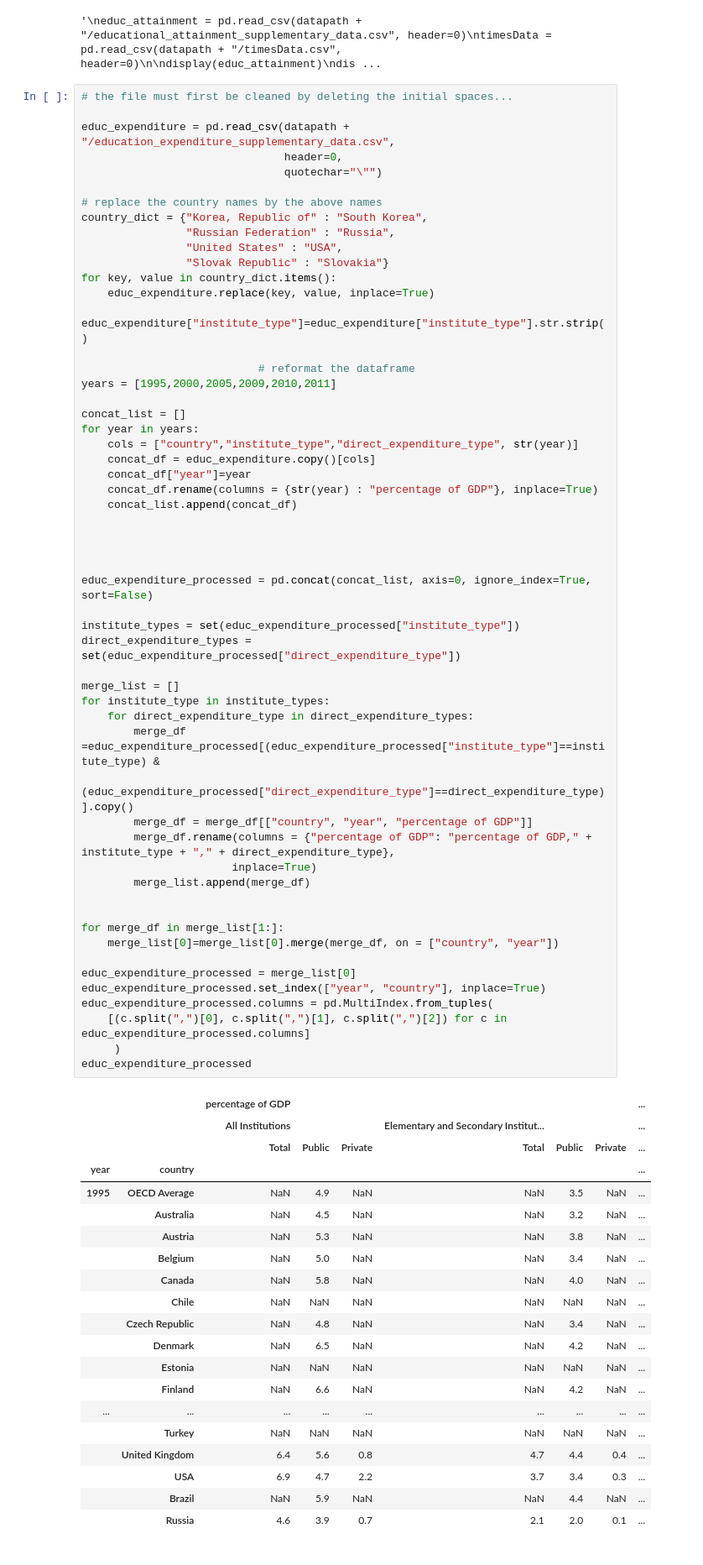
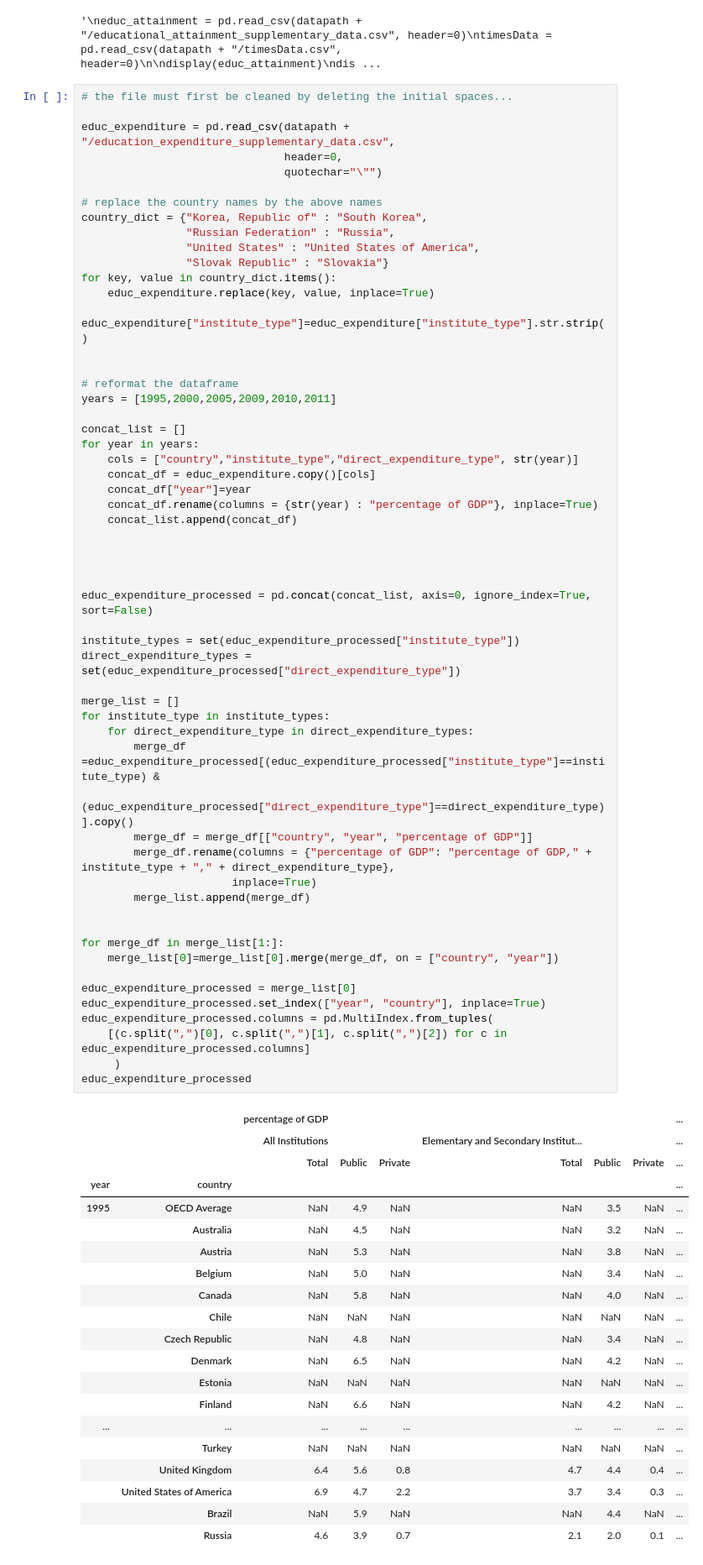
Before and after one commit to AjayvirS/uni-ranking, a Jupyter notebook: ex3.ipynb, the cells around one changed output. Shown: that part at 84% size. Drawn from its saved outputs; the diff is of its cells as text.

```diff
--- a/ex3.ipynb
+++ b/ex3.ipynb
@@ -77,14 +81,15 @@ educ_expenditure = pd.read_csv(datapath + "/education_expenditure_supplementary_
 # replace the country names by the above names
 country_dict = {"Korea, Republic of" : "South Korea",
                 "Russian Federation" : "Russia",
-                "United States" : "USA",
+                "United States" : "United States of America",
                 "Slovak Republic" : "Slovakia"}
 for key, value in country_dict.items():
     educ_expenditure.replace(key, value, inplace=True)
 
 educ_expenditure["institute_type"]=educ_expenditure["institute_type"].str.strip()
 
-                           # reformat the dataframe
+
+# reformat the dataframe
 years = [1995,2000,2005,2009,2010,2011]
 
 concat_list = []
@@ -114,34 +119,34 @@ for institute_type in institute_types:
         merge_list.append(merge_df)
 
 
 for merge_df in merge_list[1:]:
     merge_list[0]=merge_list[0].merge(merge_df, on = ["country", "year"])
 
 educ_expenditure_processed = merge_list[0]
 educ_expenditure_processed.set_index(["year", "country"], inplace=True)
 educ_expenditure_processed.columns = pd.MultiIndex.from_tuples(
     [(c.split(",")[0], c.split(",")[1], c.split(",")[2]) for c in educ_expenditure_processed.columns]
      )
 educ_expenditure_processed
 # %% [output]
 |  |  | percentage of GDP |  |  |  |  |  | ... |
 |  |  | All Institutions |  |  | Elementary and Secondary Institut... |  |  | ... |
 |  |  | Total | Public | Private | Total | Public | Private | ... |
 | year | country |  |  |  |  |  |  | ... |
 | 1995 | OECD Average | NaN | 4.9 | NaN | NaN | 3.5 | NaN | ... |
 |  | Australia | NaN | 4.5 | NaN | NaN | 3.2 | NaN | ... |
 |  | Austria | NaN | 5.3 | NaN | NaN | 3.8 | NaN | ... |
 |  | Belgium | NaN | 5.0 | NaN | NaN | 3.4 | NaN | ... |
 |  | Canada | NaN | 5.8 | NaN | NaN | 4.0 | NaN | ... |
 |  | Chile | NaN | NaN | NaN | NaN | NaN | NaN | ... |
 |  | Czech Republic | NaN | 4.8 | NaN | NaN | 3.4 | NaN | ... |
 |  | Denmark | NaN | 6.5 | NaN | NaN | 4.2 | NaN | ... |
 |  | Estonia | NaN | NaN | NaN | NaN | NaN | NaN | ... |
 |  | Finland | NaN | 6.6 | NaN | NaN | 4.2 | NaN | ... |
 | ... | ... | ... | ... | ... | ... | ... | ... | ... |
 |  | Turkey | NaN | NaN | NaN | NaN | NaN | NaN | ... |
 |  | United Kingdom | 6.4 | 5.6 | 0.8 | 4.7 | 4.4 | 0.4 | ... |
-|  | USA | 6.9 | 4.7 | 2.2 | 3.7 | 3.4 | 0.3 | ... |
+|  | United States of America | 6.9 | 4.7 | 2.2 | 3.7 | 3.4 | 0.3 | ... |
 |  | Brazil | NaN | 5.9 | NaN | NaN | 4.4 | NaN | ... |
 |  | Russia | 4.6 | 3.9 | 0.7 | 2.1 | 2.0 | 0.1 | ... |
 222 rows × 9 columns
```
Also changed, not shown: parts of 4 cells of this notebook.
